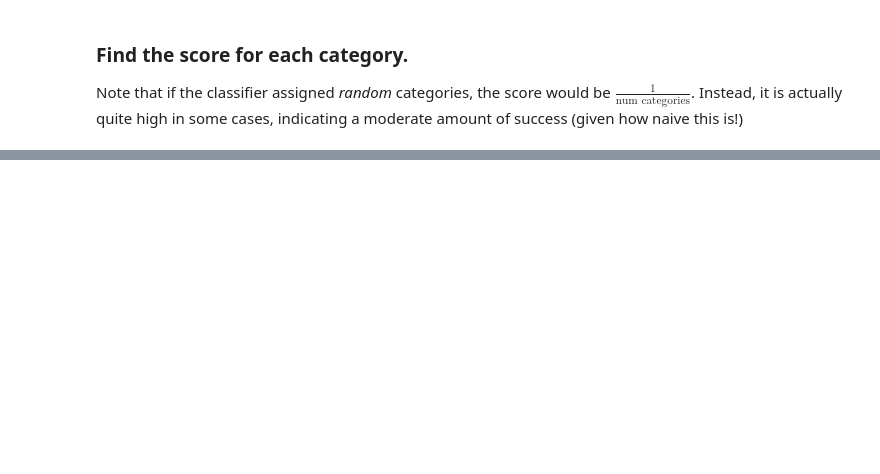
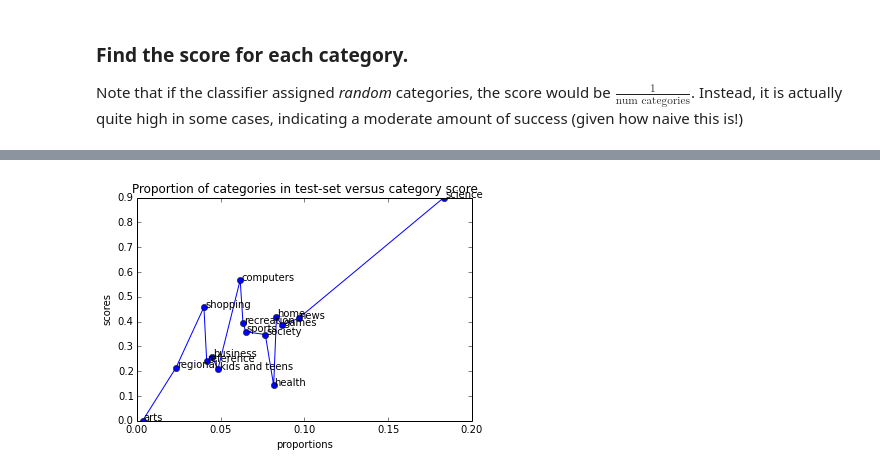
Before and after one commit to comp6028team17/gensim_testing, a Jupyter notebook: meta_content_to_dmoz_classes_2.ipynb, the cells around one changed output, grey strips where cells are left out. Drawn from its saved outputs; the diff is of its cells as text; code cells hidden in the pictures; blank space fills up the shorter version.

```diff
--- a/meta_content_to_dmoz_classes_2.ipynb
+++ b/meta_content_to_dmoz_classes_2.ipynb
@@ -40,3 +31,11 @@ top_categories = [x[0] for x in heirarchal_categories(1)]
+# %%
+# Link topics to URLs
+meta = list(zip(dmoz_data['urls'], dmoz_data['dmoz_categories']))
+# Build array of class labels
+classes, top_categories, dmoz_encoder = datastuff.encode_dmoz_categories(dmoz_data['dmoz_categories'])
+# Set up datasets
+X = np.array(corpus)
+y = classes
 # %% [markdown]
 ## Define a classification pipeline for the corpus data
 
@@ -64,5 +60,0 @@ In this case, we will just turn the top category in to an index
-# %%
-dmoz_encoder = sklearn.preprocessing.LabelEncoder().fit(top_categories)
-classes = dmoz_encoder.transform(top_categories)
-X = dmoz_data['meta']
-print classes
@@ -126,0 +78,5 @@ science         0.09667      0.4138
+# %%
+model = clf.fit(X_train, y_train)
+print model.score(X_test, y_test)
+predicted = model.predict(X_test)
+print sklearn.metrics.classification_report(dmoz_encoder.inverse_transform(y_test), dmoz_encoder.inverse_transform(predicted), dmoz_encoder.classes_)
@@ -126,0 +104,4 @@ science         0.09667      0.4138
+# %%
+analysis.plot_proportion_investigation(predicted, dmoz_encoder, y_test)
+# %% [output]
+[figure, added]
```
Also changed, not shown: parts of 12 cells of this notebook, 1 other file.
